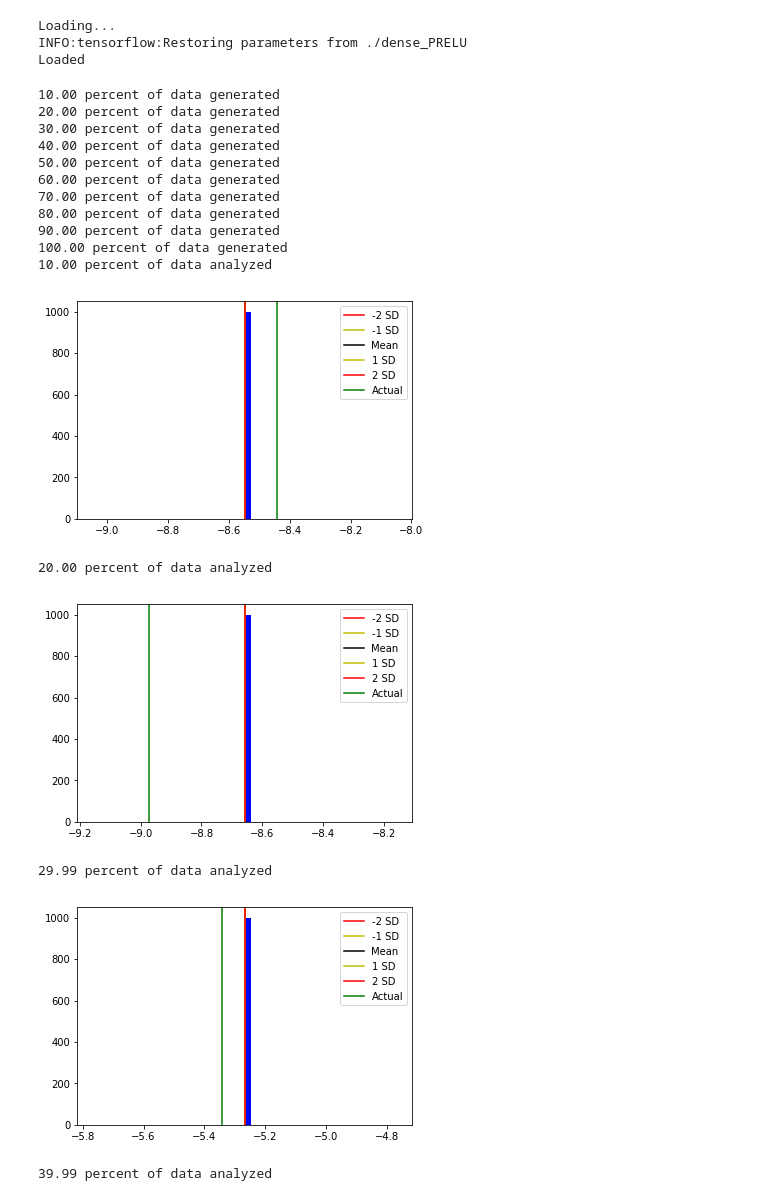
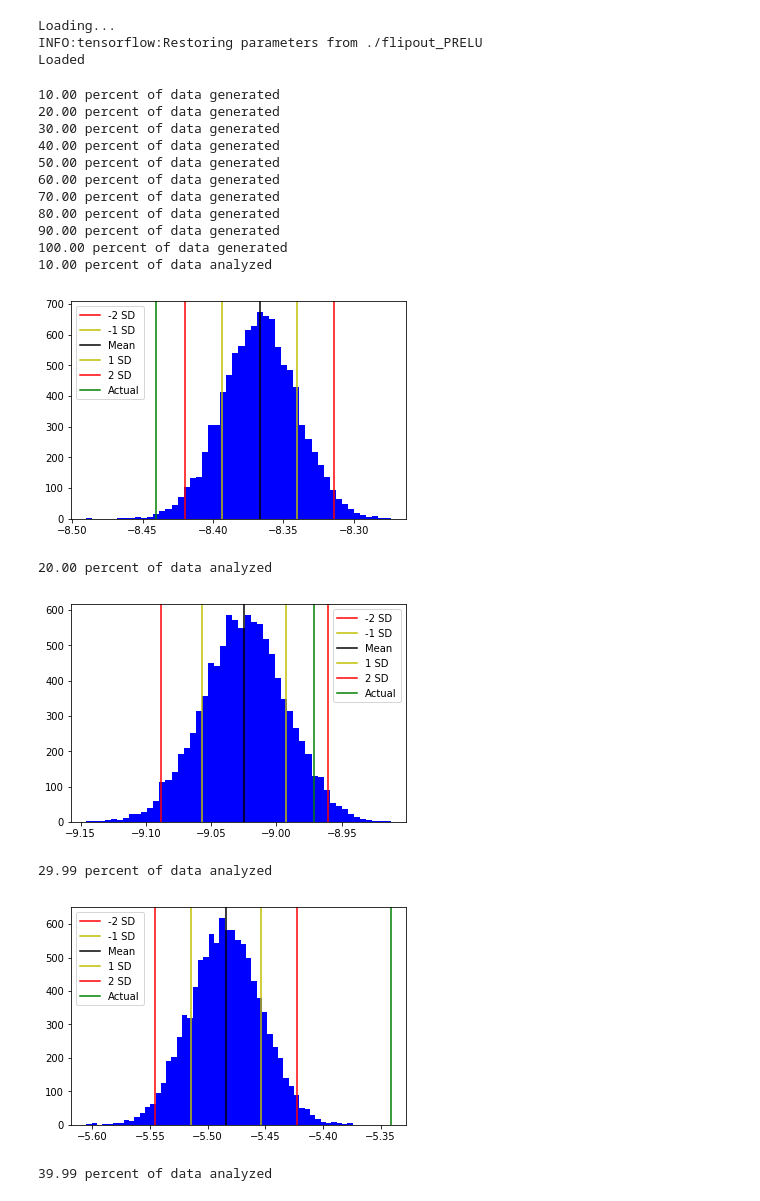
Before and after one commit to brkronheim/BNNs-for-SUSY, a Jupyter notebook: neuralNetworks/BNN_graph.ipynb, the cells around one changed output. Saved outputs shown, nothing was run; the diff lists cells and outputs as text; code cells hidden in the pictures.

Commit message:
Better Example Network

```diff
--- a/neuralNetworks/BNN_graph.ipynb
+++ b/neuralNetworks/BNN_graph.ipynb
@@ -24,9 +24,9 @@ def main():
     a histogram of the percent error from the network.
     """
 
-    name="dense_PRELU" #change to name of network
-    out="dense_PRELU" #change to desired name of output file
-    iters=1000 #Number of predictions to make
+    name="flipout_PRELU" #change to name of network
+    out="flipout_PRELU" #change to desired name of output file
+    iters=10000 #Number of predictions to make
     val_batch=None #Number of entries in a batch, None if it should be only 1 batch
     train_batch=128
 
@@ -176,36 +176,36 @@ def main():
             print("Number between 2 and 3 standard deviations:", len(sd3))
             print("Number between 1 and 2 standard deviations:", len(sd2))
             print("Number inside 1 standard deviation:", len(sd1))
             print("Number below distribution minimum:", len(belMin))
             print("Number above distribution maximum:", len(abvMax))
             print()
             print("Percent inside 1 standard deviation:", 100*len(sd1)/len(allPredictions[0,:]))
             print("Percent inside 2 standard deviations:",100*(len(sd1)+len(sd2))/len(allPredictions[0,:]))
             print("Percent inside 3 standard deviations:",100*(len(sd1)+len(sd2)+len(sd3))/len(allPredictions[0,:]))
             print("Percent outside 3 standard deviations:", 100*len(wrong)/len(allPredictions[0,:]))
             print("Percent below distribution minimum:", 100*len(belMin)/len(allPredictions[0,:]))
             print("Percent above distribution maximum:", 100*len(abvMax)/len(allPredictions[0,:]))
 
 if(__name__ == "__main__"):
     main()
 # %% [output]
 Loading...
-INFO:tensorflow:Restoring parameters from ./dense_PRELU
+INFO:tensorflow:Restoring parameters from ./flipout_PRELU
 Loaded
 10.00 percent of data generated
 20.00 percent of data generated
 30.00 percent of data generated
 40.00 percent of data generated
 50.00 percent of data generated
 60.00 percent of data generated
 70.00 percent of data generated
 80.00 percent of data generated
 90.00 percent of data generated
 100.00 percent of data generated
 10.00 percent of data analyzed
-[figure, old version]
+[figure, new version]
 20.00 percent of data analyzed
-[figure, old version]
+[figure, new version]
 29.99 percent of data analyzed
-[figure, old version]
+[figure, new version]
 39.99 percent of data analyzed
```
Also changed, not shown: parts of 1 cell of this notebook.
